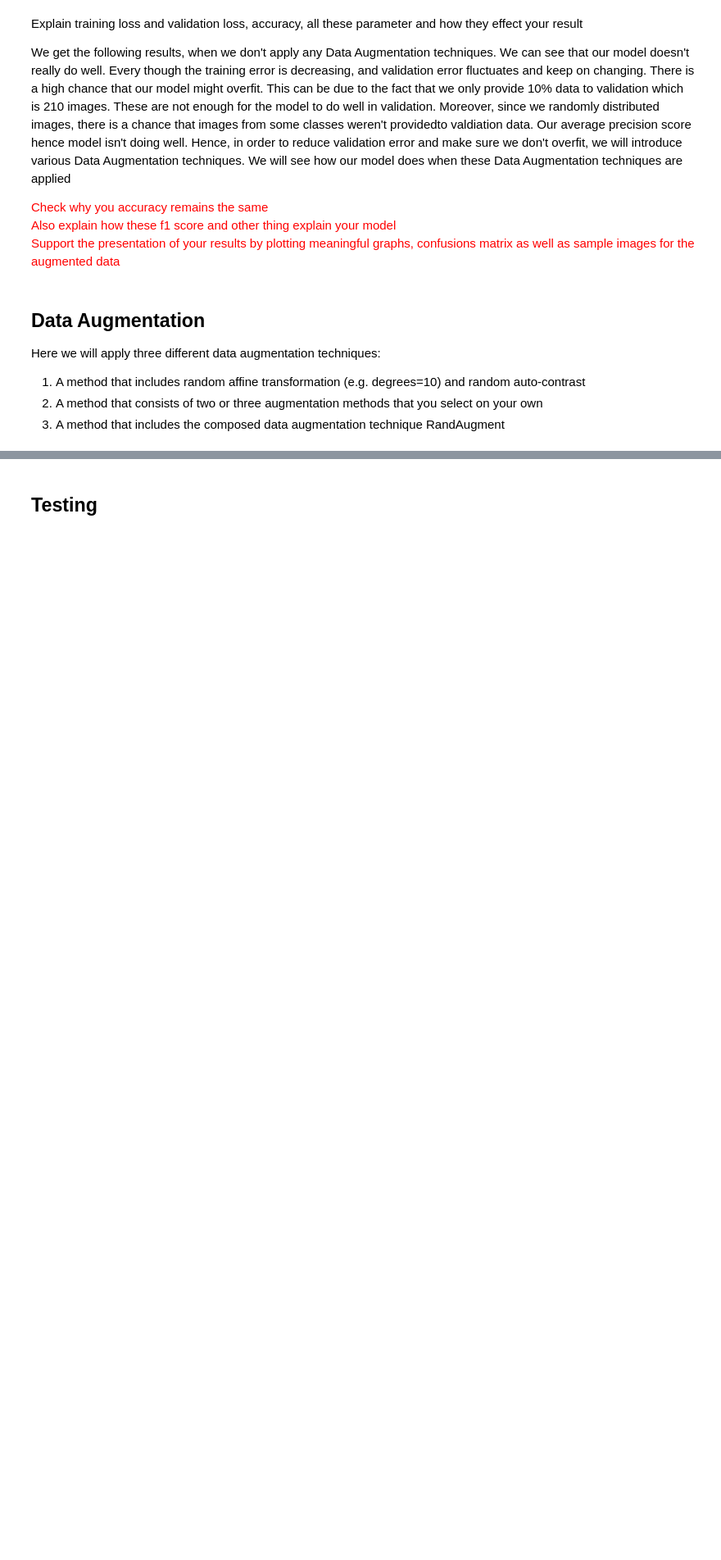
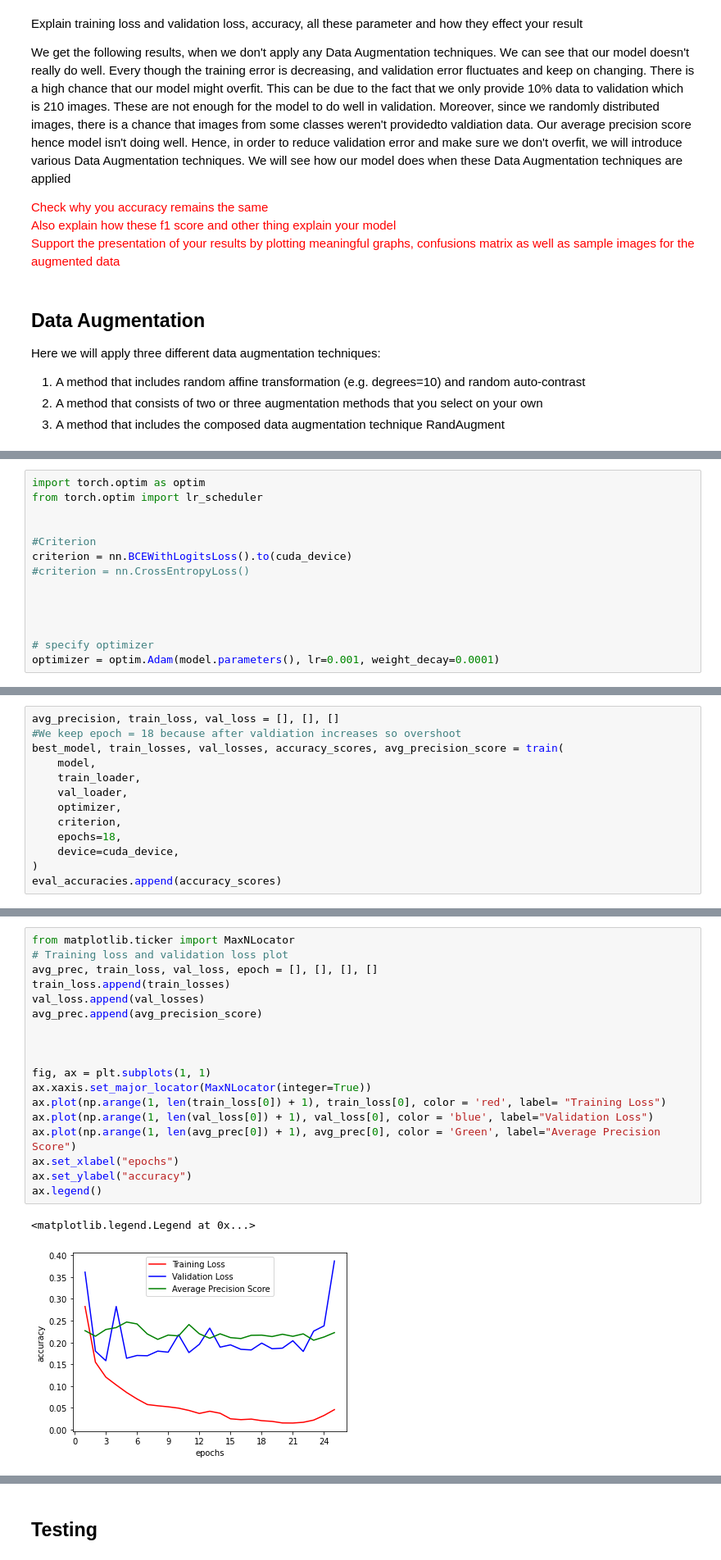
Before and after one commit to stahir01/Image-Processing-for-Remote-Sensing, a Jupyter notebook: Homework3_latest version.ipynb, the cells around one changed output, grey strips where cells are left out. Shown: that part at 82% size. Saved outputs shown, nothing was run; the diff lists cells and outputs as text; blank space fills up the shorter version.

```diff
--- a/Homework3_latest version.ipynb
+++ b/Homework3_latest version.ipynb
@@ -880,0 +996,14 @@ Here we will apply three different data augmentation techniques:
+# %%
+import torch.optim as optim
+from torch.optim import lr_scheduler
+
+
+#Criterion
+criterion = nn.BCEWithLogitsLoss().to(cuda_device)
+#criterion = nn.CrossEntropyLoss()
+
+
+
+
+# specify optimizer
+optimizer = optim.Adam(model.parameters(), lr=0.001, weight_decay=0.0001)
@@ -880,0 +1012,13 @@ Here we will apply three different data augmentation techniques:
+# %%
+avg_precision, train_loss, val_loss = [], [], []
+#We keep epoch = 18 because after valdiation increases so overshoot
+best_model, train_losses, val_losses, accuracy_scores, avg_precision_score = train(
+    model,
+    train_loader,
+    val_loader,
+    optimizer,
+    criterion,
+    epochs=18,
+    device=cuda_device,
+)
+eval_accuracies.append(accuracy_scores)
@@ -880,0 +1216,21 @@ Here we will apply three different data augmentation techniques:
+# %%
+from matplotlib.ticker import MaxNLocator
+# Training loss and validation loss plot
+avg_prec, train_loss, val_loss, epoch = [], [], [], []
+train_loss.append(train_losses)
+val_loss.append(val_losses)
+avg_prec.append(avg_precision_score)
+
+
+
+fig, ax = plt.subplots(1, 1)
+ax.xaxis.set_major_locator(MaxNLocator(integer=True))
+ax.plot(np.arange(1, len(train_loss[0]) + 1), train_loss[0], color = 'red', label= "Training Loss")
+ax.plot(np.arange(1, len(val_loss[0]) + 1), val_loss[0], color = 'blue', label="Validation Loss")
+ax.plot(np.arange(1, len(avg_prec[0]) + 1), avg_prec[0], color = 'Green', label="Average Precision Score")
+ax.set_xlabel("epochs")
+ax.set_ylabel("accuracy")
+ax.legend()
+# %% [output]
+<matplotlib.legend.Legend at 0x...>
+[figure, added]
```
Also changed, not shown: parts of 27 cells of this notebook, 1 other file.
